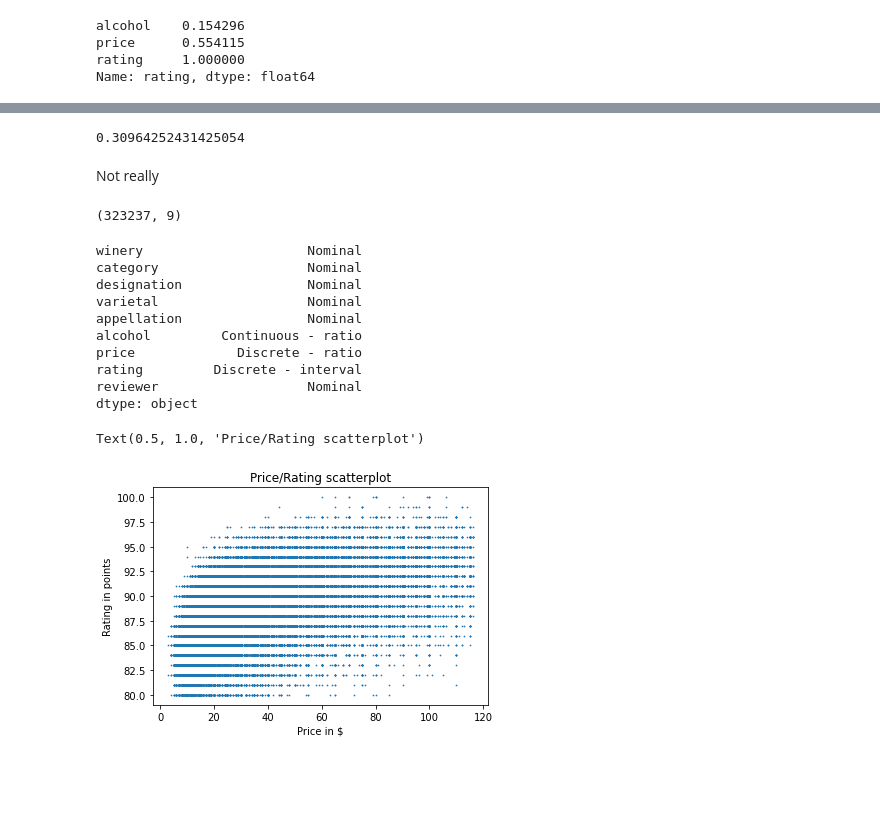
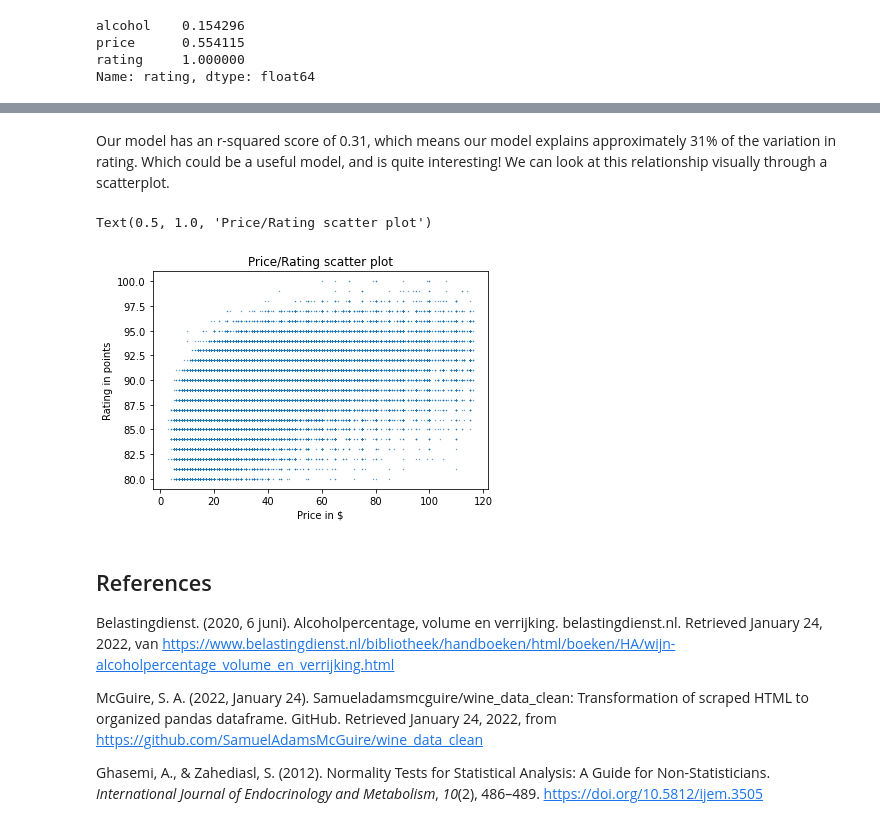
Before and after one commit to m-jeu/wine_stats, a Jupyter notebook: code.ipynb, the cells around one changed output, grey strips where cells are left out. Cells and saved outputs as stored; diff of their text form; code cells hidden in the pictures; blank space fills up the shorter version.

```diff
--- a/code.ipynb
+++ b/code.ipynb
@@ -382,44 +357,18 @@ Can we make better?
-# %%
-model_3d = linear_model.LinearRegression()
-model_3d.fit(df_numeric[["price", "alcohol"]], df_numeric["rating"])
-model_3d.score(df_numeric[["price", "alcohol"]], df_numeric["rating"])
-# %% [output]
-0.30964252431425054
-# %% [markdown]
-Not really
-# %%
-df.shape
-# %% [output]
-(323237, 9)
-# %%
-vars = pd.Series(index=df.columns, data=df.dtypes)
-vars = vars.map(lambda s: str(s))
-
-vars.replace({"category": "nominal"})
-
-vars["price"] = "Discrete - ratio"
-vars["rating"] = "Discrete - interval"
-vars["alcohol"] = "Continuous - ratio"
-
-vars[["winery", "category", "designation", "varietal", "appellation", "reviewer"]] = "Nominal"
-
-vars
-# %% [output]
-winery                     Nominal
-category                   Nominal
-designation                Nominal
-varietal                   Nominal
-appellation                Nominal
-alcohol         Continuous - ratio
-price             Discrete - ratio
-rating         Discrete - interval
-reviewer                   Nominal
-dtype: object
+# %% [markdown]
+Our model has an r-squared score of 0.31, which means our model explains approximately 31% of the variation in rating. Which could be a useful model, and is quite interesting! We can look at this relationship visually through a scatterplot.
 # %%
-plt.scatter(df_numeric["price"], df_numeric["rating"], s=0.5, alpha=.9999)
+plt.scatter(df_numeric["price"], df_numeric["rating"], s=0.1, alpha=.99)
 plt.xlabel("Price in $")
 plt.ylabel("Rating in points")
-plt.title("Price/Rating scatterplot")
+plt.title("Price/Rating scatter plot")
 # %% [output]
-Text(0.5, 1.0, 'Price/Rating scatterplot')
+Text(0.5, 1.0, 'Price/Rating scatter plot')
-[figure, old version]
+[figure, new version]
+# %% [markdown]
+<h2>References</h2>
+
+Belastingdienst. (2020, 6 juni). Alcoholpercentage, volume en verrijking. belastingdienst.nl. Retrieved January 24, 2022, van https://www.belastingdienst.nl/bibliotheek/handboeken/html/boeken/HA/wijn-alcoholpercentage_volume_en_verrijking.html
+
+McGuire, S. A. (2022, January 24). Samueladamsmcguire/wine_data_clean: Transformation of scraped HTML to organized pandas dataframe. GitHub. Retrieved January 24, 2022, from https://github.com/SamuelAdamsMcGuire/wine_data_clean
+
+Ghasemi, A., &#38; Zahediasl, S. (2012). Normality Tests for Statistical Analysis: A Guide for Non-Statisticians. <i>International Journal of Endocrinology and Metabolism</i>, <i>10</i>(2), 486–489. https://doi.org/10.5812/ijem.3505
```
Also changed, not shown: parts of 33 cells of this notebook.
